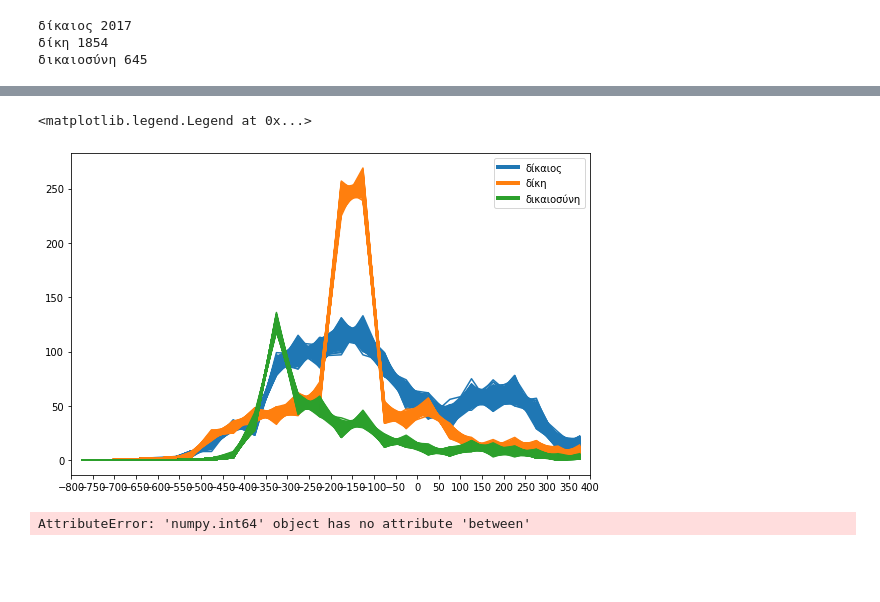
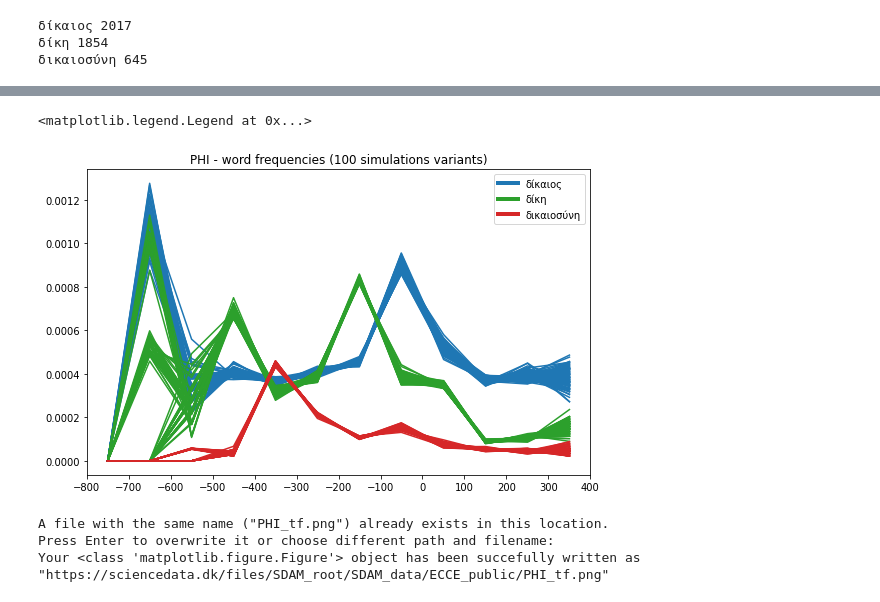
Before and after one commit to kasev/ECCE, a Jupyter notebook: scripts/DATA_OVERVIEW.ipynb, the cells around one changed output, grey strips where cells are left out. Cells and saved outputs as stored; diff of their text form; code cells hidden in the pictures; blank space fills up the shorter version.

Commit message:
phi plot ready

```diff
--- a/scripts/DATA_OVERVIEW.ipynb
+++ b/scripts/DATA_OVERVIEW.ipynb
@@ -567,4 +526,0 @@ Name: random_dates, Length: 216702, dtype: object
-# %%
-for n in range(1000):
-    for timeblock in PHI_complete_simulations[0].keys():
-        PHI.
@@ -575,34 +527,42 @@ def get_tf_from_sims(sub_sim_variant, main_sim_variant):
+# %%
+def tf_in_df(df, word):
+    wordcount_total = df["wordcount"].sum()
+    word_count = df["lemmata"].apply(lambda x: x.count(word)).sum()
+    word_freq = word_count / wordcount_total
+    return word_freq
+# %%
+def sim_data(df, n_sims, metrics_function, *args):
+    complete_sim_data = []
+    for n in range(n_sims):
+        sim = df["random_dates"].apply(lambda x: get_date_from_randoms(x, n))
+        sim_data = []
+        for tb in get_timeblocks(-800, 400, 100):
+            mask = sim.between(tb[0], tb[1])
+            df_tb = PHI[mask]
+            function_output = metrics_function(df_tb, *args)
+            sim_data.append((tb, function_output))
+        complete_sim_data.append(sim_data)
+    return complete_sim_data
 # %%
-# https://matplotlib.org/3.1.0/gallery/color/named_colors.html
 import matplotlib.colors as mcolors
 tab_colors_list = list(mcolors.TABLEAU_COLORS.keys())
 
-
 import matplotlib.lines as mlines
-
 
 fig, ax = plt.subplots(1, 1, figsize=(8, 5), tight_layout=True)
 
 markers = []
 
-for word, color in zip(words, tab_colors_list):
-    sub_df = PHI[PHI[word]>0]
-    sub_df_sim = timeblocks_from_randoms(sub_df,  "random_dates", [-800, 400, 50])
-
-    layer = plot_timeblocks_data(sub_df_sim, ax=ax, color=color)
+for word, color in zip(words, ["tab:blue", "tab:green", "tab:red"]):
+    complete_sim_data = sim_data(PHI, 100, tf_in_df, word)
+    layer = plot_timeblocks_data(complete_sim_data, ax=ax, color=color)
     markers.append(mlines.Line2D([], [], linewidth=4, label=word, color=color))
 
+ax.set_xlim(-800, 400)
+ax.set_xticks(range(-800, 500, 100))
 
-ax.set_xlim(-800, 400)
-ax.set_xticks(range(-800, 450, 50))
-
+plt.title("PHI - word frequencies (100 simulations variants)")
 ax.legend(handles=markers)
 # %% [output]
 <matplotlib.legend.Legend at 0x...>
-[figure, old version]
+[figure, new version]
-# %%
-n = 0
-mask = PHI["random_dates"].apply(lambda x: get_date_from_randoms(x, n).between(201, 300))
-PHI_variant_subset = PHI[mask]
-# %% [output]
-AttributeError: 'numpy.int64' object has no attribute 'between'
@@ -610,0 +569,6 @@ PHI_variant_subset.head(10)
+# %%
+sddk.write_file("SDAM_data/ECCE_public/PHI_tf.png",fig, conf)
+# %% [output]
+A file with the same name ("PHI_tf.png") already exists in this location.
+Press Enter to overwrite it or choose different path and filename:
+Your <class 'matplotlib.figure.Figure'> object has been succefully written as "https://sciencedata.dk/files/SDAM_root/SDAM_data/ECCE_public/PHI_tf.png"
```
Also changed, not shown: parts of 17 cells of this notebook.
